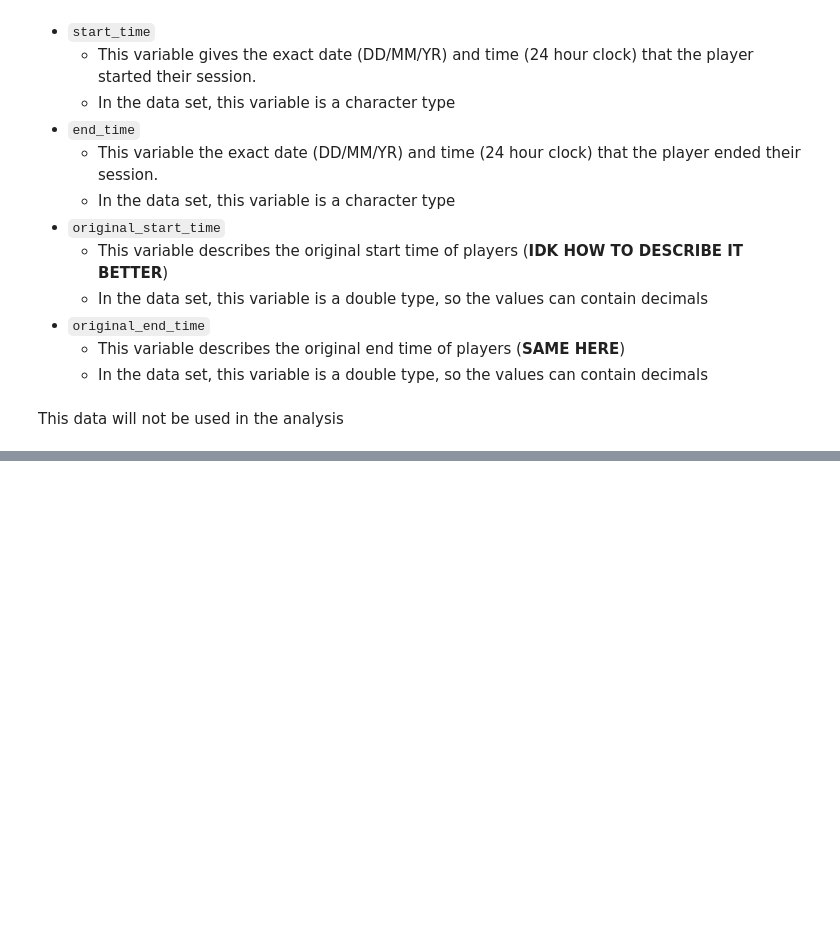
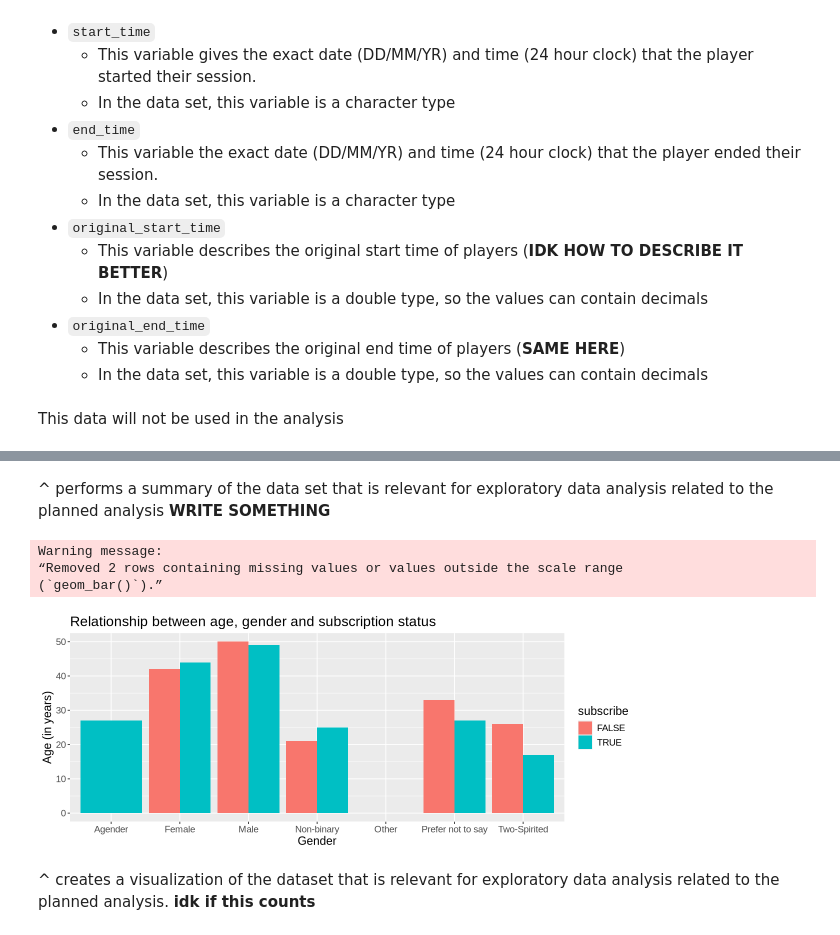
Before and after one commit to IFQXK/DSCI-100-project-group-19, a Jupyter notebook: Group Project.ipynb, the cells around one changed output, grey strips where cells are left out. Cells and saved outputs as stored; diff of their text form; code cells hidden in the pictures; blank space fills up the shorter version.

Commit message:
Added some code and graphs

```diff
--- a/Group Project.ipynb
+++ b/Group Project.ipynb
@@ -91,0 +114,20 @@ A data.frame: 6 × 7
+# %% [markdown]
+^ performs a summary of the data set that is relevant for exploratory data analysis related to the planned analysis **WRITE SOMETHING**
+# %%
+# Scatter graph comparing age and experience
+options(repr.plot.width = 10, repr.plot.height = 4)
+scatter_2 <- players_data |>
+            ggplot(aes(x = gender, y = Age, fill = subscribe)) +
+            geom_bar(position = "dodge", stat = "identity") +
+           labs(x = "Gender", y = "Age (in years)", title = "Relationship between age, gender and subscription status") +
+            theme(text = element_text(size = 14))
+
+
+scatter_2
+# %% [output]
+Warning message:
+“Removed 2 rows containing missing values or values outside the scale range
+(`geom_bar()`).”
+[figure, added]
+# %% [markdown]
+^ creates a visualization of the dataset that is relevant for exploratory data analysis related to the planned analysis. **idk if this counts**
```
Also changed, not shown: parts of 4 cells of this notebook.
